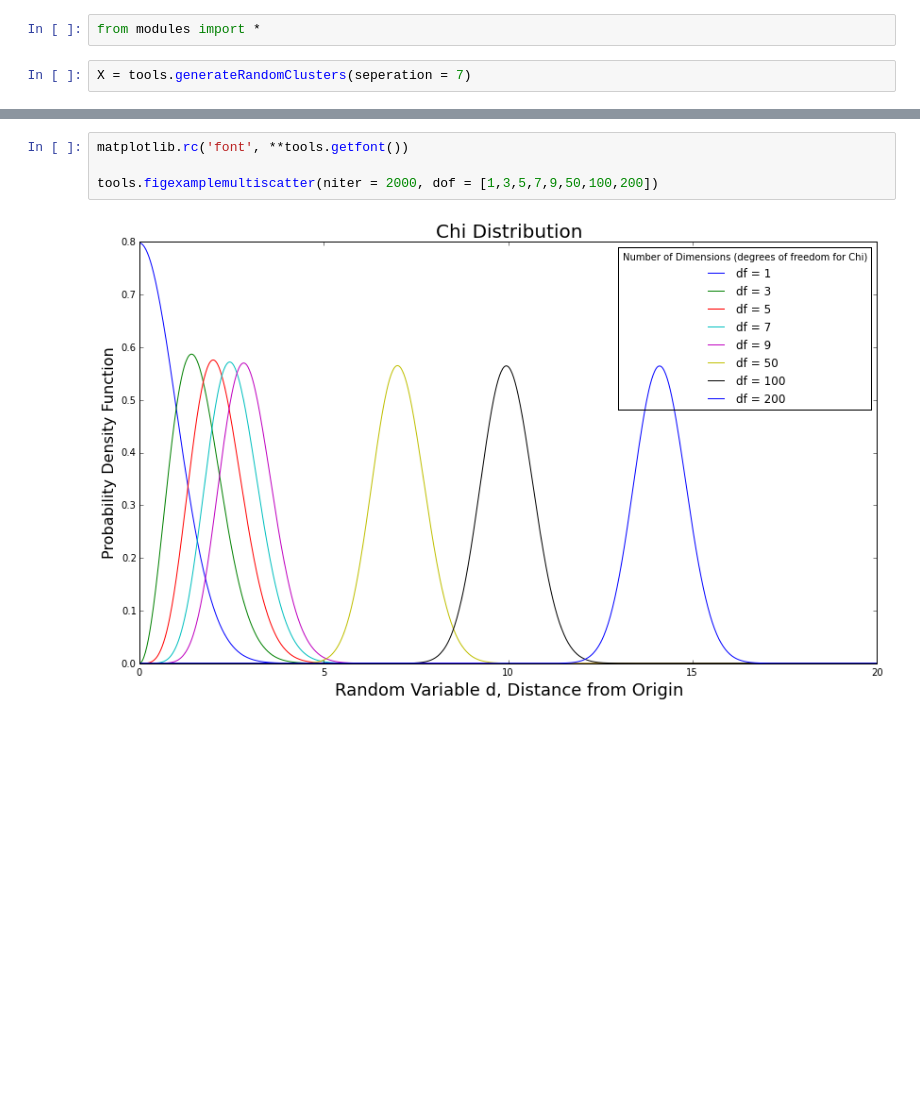
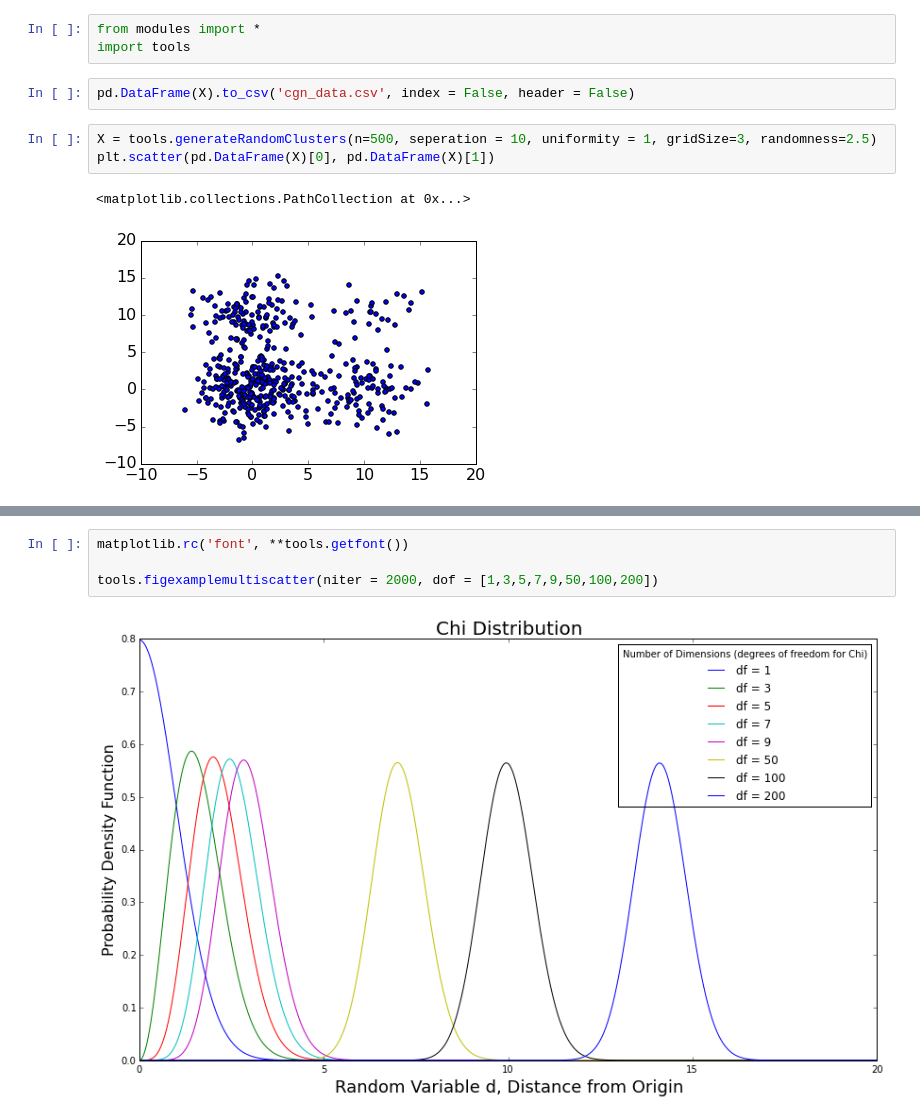
Before and after one commit to CGNx/cgntools, a Jupyter notebook: testing_tools.ipynb, the cells around one changed output, grey strips where cells are left out. Saved outputs shown, nothing was run; the diff lists cells and outputs as text; blank space fills up the shorter version.

```diff
--- a/testing_tools.ipynb
+++ b/testing_tools.ipynb
@@ -1,4 +1,11 @@
 # %%
 from modules import *
+import tools
-# %%
-X = tools.generateRandomClusters(seperation = 7)
+# %%
+pd.DataFrame(X).to_csv('cgn_data.csv', index = False, header = False)
+# %%
+X = tools.generateRandomClusters(n=500, seperation = 10, uniformity = 1, gridSize=3, randomness=2.5)
+plt.scatter(pd.DataFrame(X)[0], pd.DataFrame(X)[1])
+# %% [output]
+<matplotlib.collections.PathCollection at 0x...>
+[figure, added]
```
Also changed, not shown: parts of 3 cells of this notebook, 5 other files.
